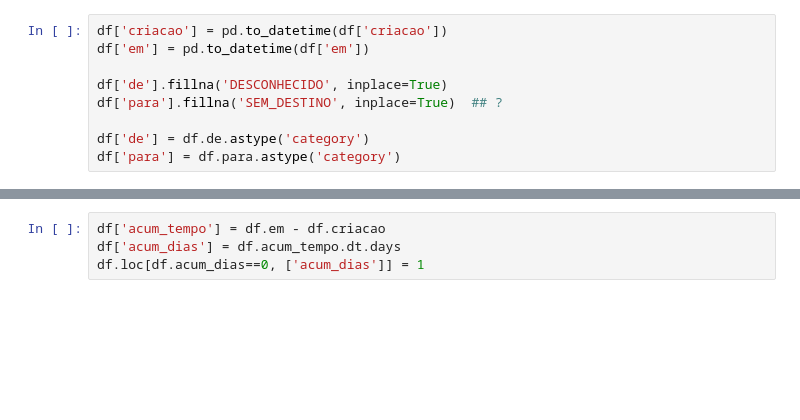
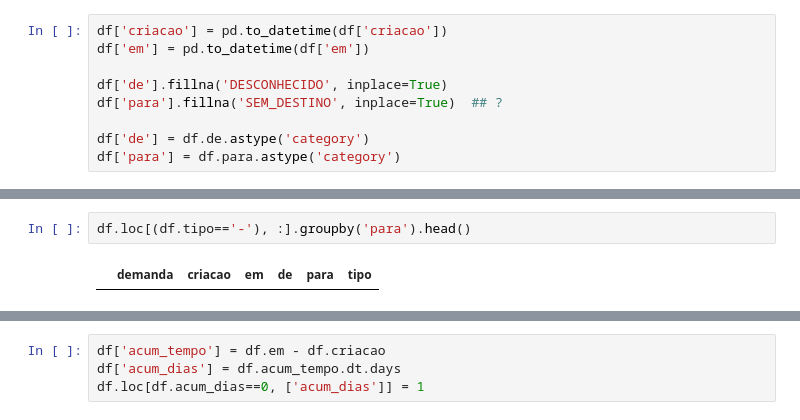
Before and after one commit to berrondo/ds-redm, a Jupyter notebook: base.ipynb, the cells around one changed output, grey strips where cells are left out. Cells and saved outputs as stored; diff of their text form; blank space fills up the shorter version.

```diff
--- a/base.ipynb
+++ b/base.ipynb
@@ -45,3 +74,7 @@ df.tipo = df.tipo.map(pt)
+# %%
+df.loc[(df.tipo=='-'), :].groupby('para').head()
+# %% [output]
+|  | demanda | criacao | em | de | para | tipo |
 # %%
 df.groupby('demanda').get_group(23111) #19570 7652 23111???
 # %% [output]
```
Also changed, not shown: parts of 6 cells of this notebook, 3 other files.
